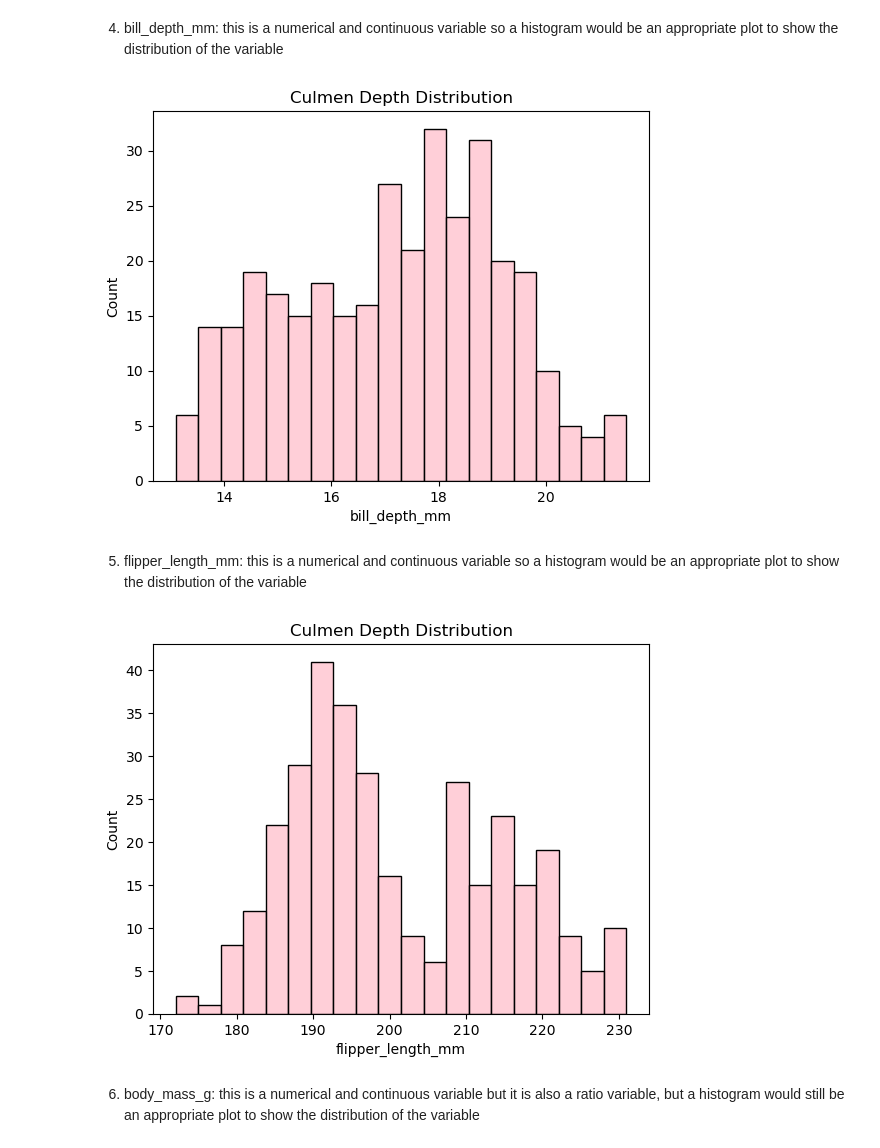
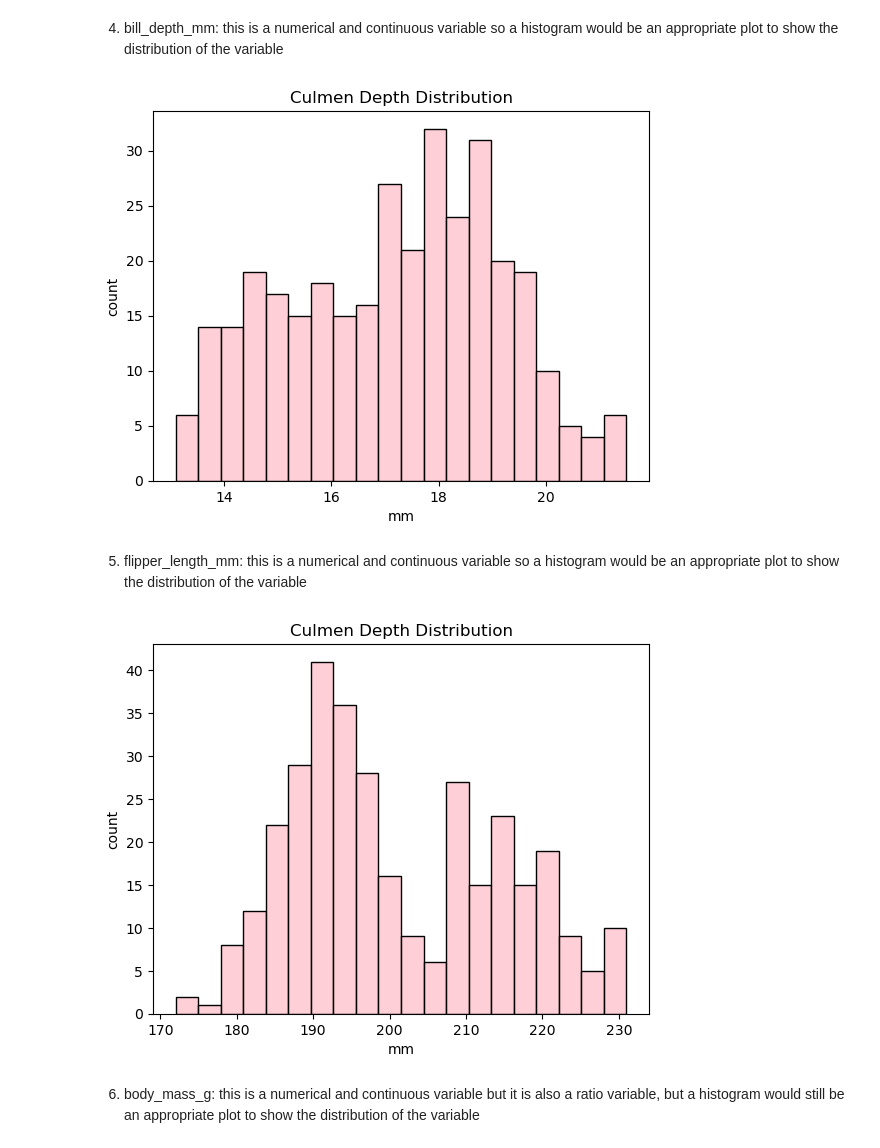
Before and after one commit to dectan/FUNDAMENTALS-OF-DATA-ANALYSIS, a Jupyter notebook: tasks.ipynb, the cells around one changed output. Drawn from its saved outputs; the diff is of its cells as text; code cells hidden in the pictures.

```diff
--- a/tasks.ipynb
+++ b/tasks.ipynb
@@ -345,17 +363,21 @@ plt.show()
 # %%
 sns.histplot(x='bill_depth_mm', data=df, bins=20, color='pink')
 plt.title('Culmen Depth Distribution')
+plt.xlabel("mm")
+plt.ylabel("count")
 plt.show()
 # %% [output]
-[figure, old version]
+[figure, new version]
 # %% [markdown]
 5. flipper_length_mm: this is a numerical and continuous variable so a histogram would be an appropriate plot to show the distribution of the variable
 # %%
 sns.histplot(x='flipper_length_mm', data=df, bins=20, color='pink')
 plt.title('Culmen Depth Distribution')
+plt.xlabel("mm")
+plt.ylabel("count")
 plt.show()
 # %% [output]
-[figure, old version]
+[figure, new version]
 # %% [markdown]
 6. body_mass_g: this is a numerical and continuous variable but it is also a ratio variable, but a histogram would still be an appropriate plot to show the distribution of the variable
 # %%
```
Also changed, not shown: parts of 30 cells of this notebook, 1 other file.
